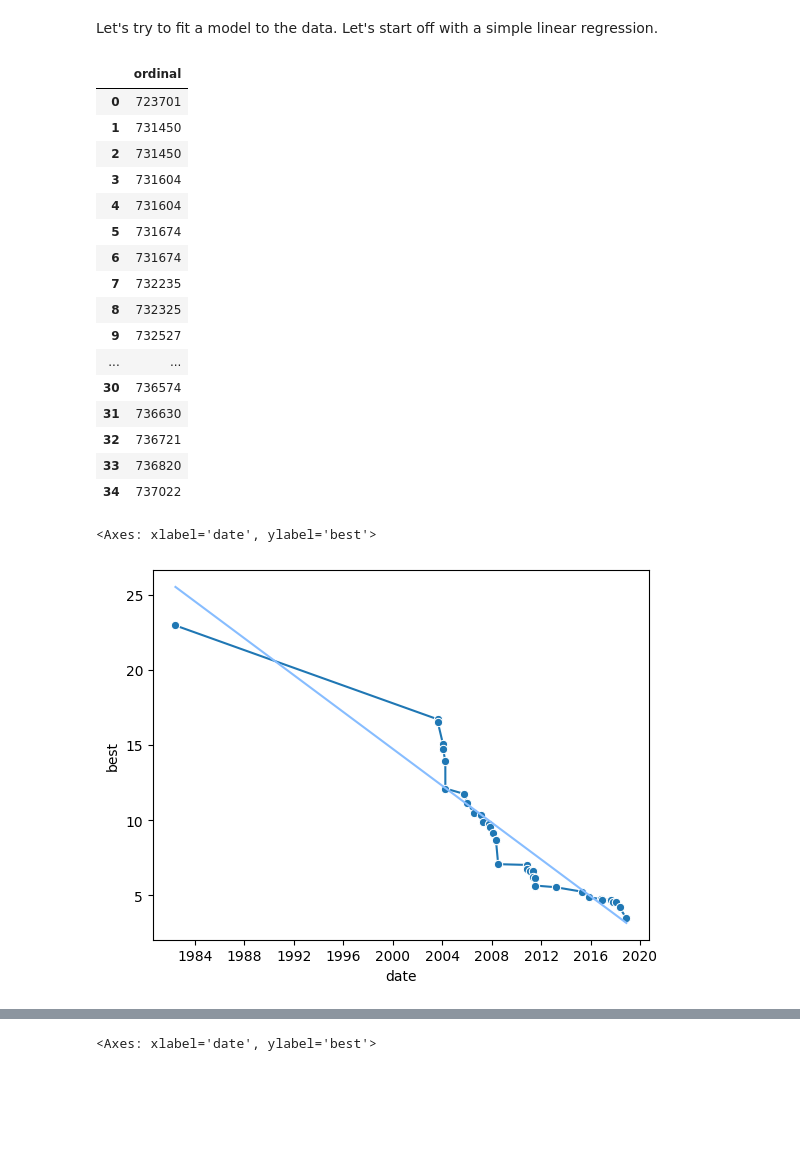
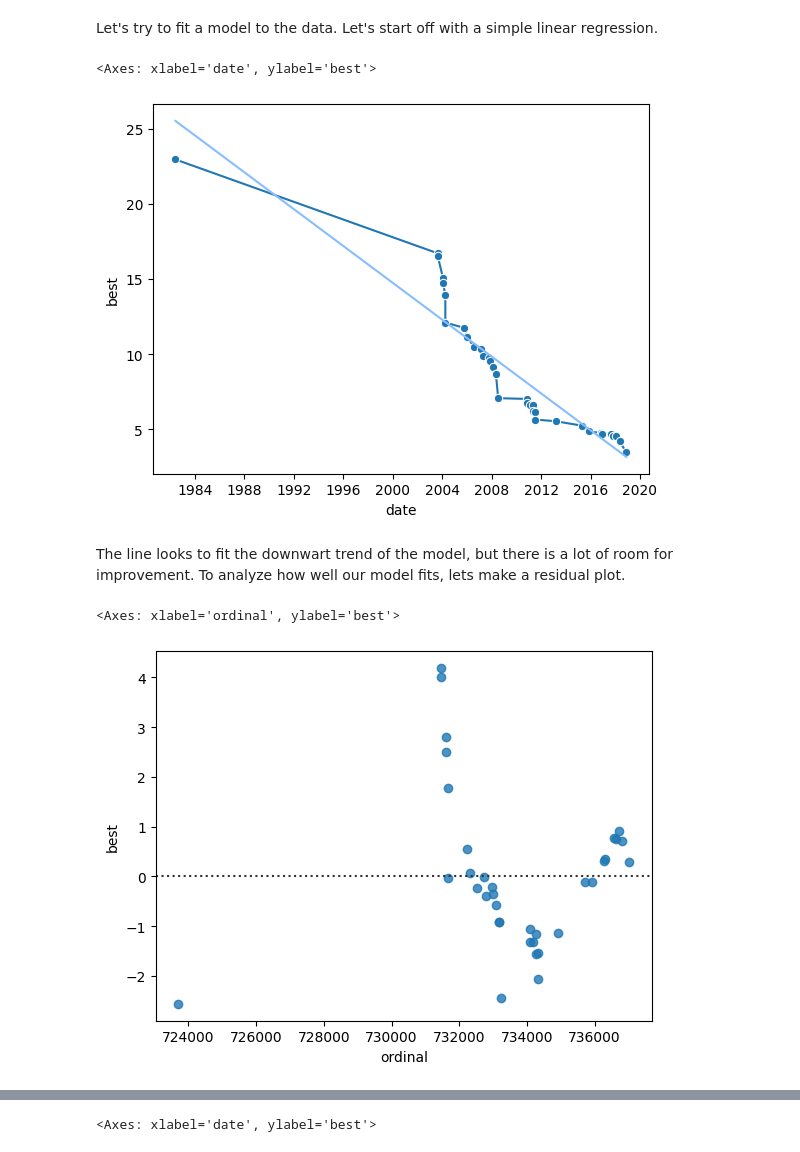
Before and after one commit to chen2li3an1/chen2li3an1.github.io, a Jupyter notebook: Final.ipynb, the cells around one changed output, grey strips where cells are left out. Drawn from its saved outputs; the diff is of its cells as text; code cells hidden in the pictures; blank space fills up the shorter version.

```diff
--- a/Final.ipynb
+++ b/Final.ipynb
@@ -542,33 +548,24 @@ Let's try to fit a model to the data. Let's start off with a simple linear regre
 # %%
 # converting to datetime objects date.ordinals since LinearRegression can not take datetime objects
 df_333_singleWRs["ordinal"] = df_333_singleWRs["date"].apply(datetime.date.toordinal)
-X = df_333_singleWRs[["ordinal"]]
-display(X)
-y = df_333_singleWRs["best"]
-linreg = LinearRegression().fit(X, y) # fit the linreg model
 
-y_prediction = linreg.predict(X) # creating predicted y values using our linreg
-df_333_singleWRs["predicted_linreg"] = y_prediction
+X = df_333_singleWRs[["ordinal"]]       # df of dates
+y = df_333_singleWRs["best"]            # Series of results to match the dates
+linreg = LinearRegression().fit(X, y)   # fit the linreg model
 
+linreg_prediction = linreg.predict(X)                       # creating predicted y values using our linreg
+df_333_singleWRs["predicted_linreg"] = linreg_prediction    # adding predicted values to our df
+
+# plotting
 sns.lineplot(data=df_333_singleWRs, y="best", x="date", marker="o")
-sns.lineplot(data=df_333_singleWRs, x="date", y=y_prediction, color="#87bdff")
+sns.lineplot(data=df_333_singleWRs, x="date", y=linreg_prediction, color="#87bdff")
 # %% [output]
-|  | ordinal |
-| 0 | 723701 |
-| 1 | 731450 |
-| 2 | 731450 |
-| 3 | 731604 |
-| 4 | 731604 |
-| 5 | 731674 |
-| 6 | 731674 |
-| 7 | 732235 |
-| 8 | 732325 |
-| 9 | 732527 |
-| ... | ... |
-| 30 | 736574 |
-| 31 | 736630 |
-| 32 | 736721 |
-| 33 | 736820 |
-| 34 | 737022 |
 <Axes: xlabel='date', ylabel='best'>
 [figure]
+# %% [markdown]
+The line looks to fit the downwart trend of the model, but there is a lot of room for improvement. To analyze how well our model fits, lets make a residual plot.
+# %%
+sns.residplot(data=df_333_singleWRs, x="ordinal", y="best")
+# %% [output]
+<Axes: xlabel='ordinal', ylabel='best'>
+[figure, added]
```
Also changed, not shown: parts of 19 cells of this notebook, 1 other file.
